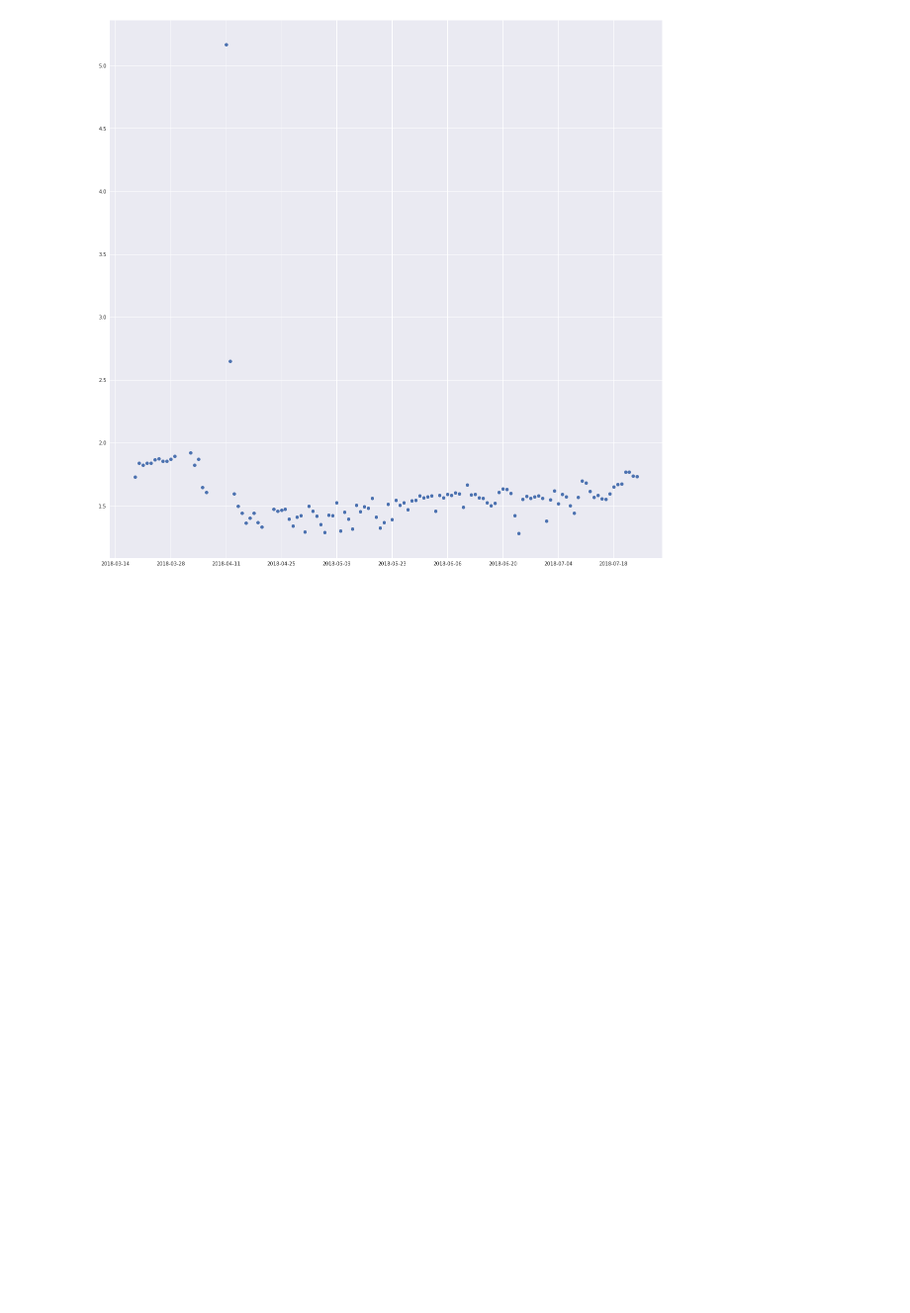
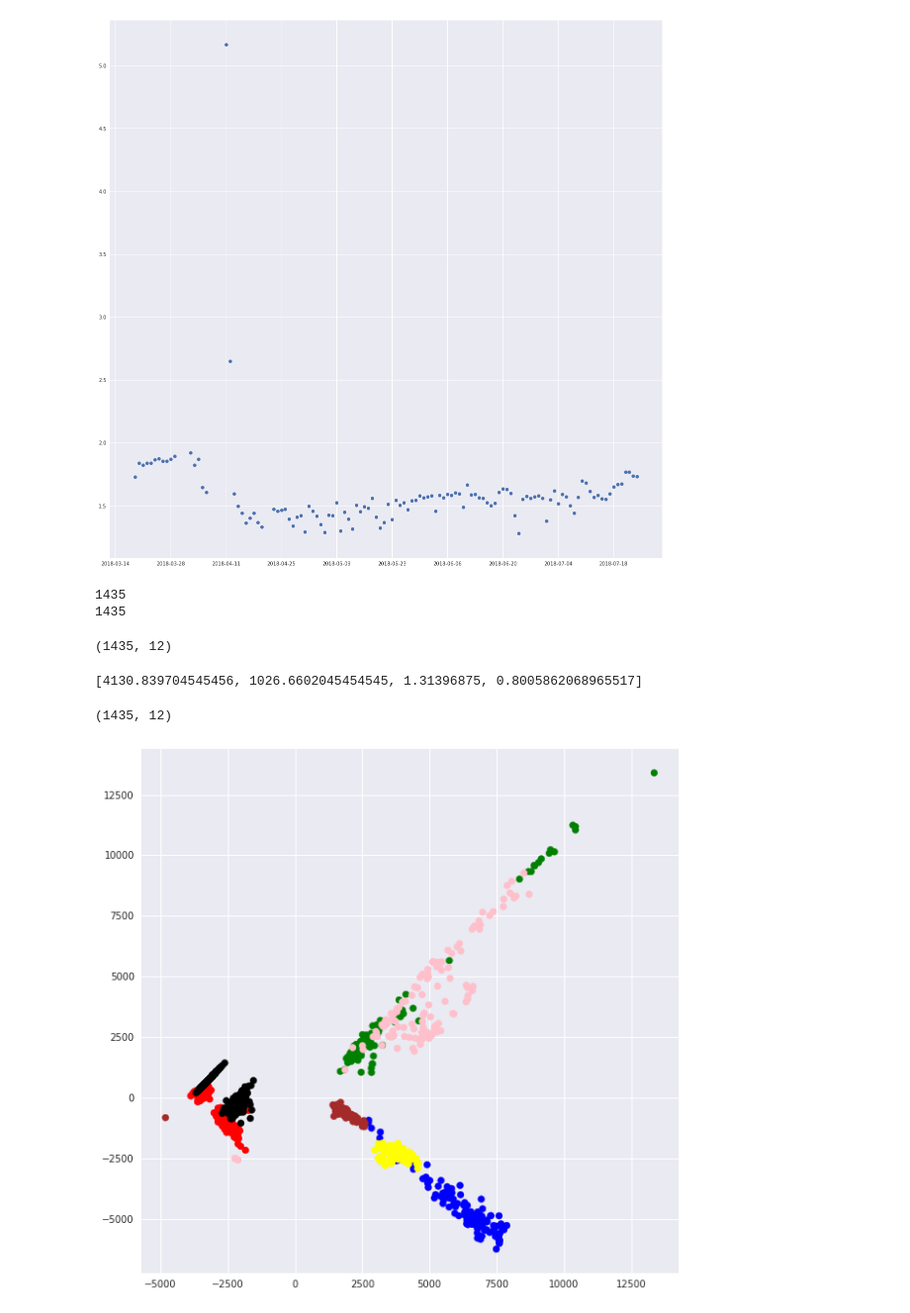
Before and after one commit to radpet/team3, a Jupyter notebook: radpet/INIT EDA.ipynb, the cells around one changed output. Shown: that part at 99% size. Saved outputs shown, nothing was run; the diff lists cells and outputs as text; code cells hidden in the pictures; blank space fills up the shorter version.

Commit message:
some plotting

```diff
--- a/radpet/INIT EDA.ipynb
+++ b/radpet/INIT EDA.ipynb
@@ -82,0 +122,38 @@ plot_time(data=drive_gear_3, mean=True)
+# %%
+color_map = {
+    1: 'red',
+    2: 'blue',
+    3: 'green',
+    4: 'yellow',
+    5: 'pink',
+    6: 'brown',
+    7: 'black'
+}
+# %%
+rbgs_f = []
+rbgs_col = []
+for i,m in enumerate([get_features(machine) for machine in machines]):
+    rbgs_f +=m
+
+    rbgs_col+= [i for _ in range(len(m))]
+
+print(len(rbgs_f))
+print(len(rbgs_col))
+# %% [output]
+1435
+1435
+# %%
+rbgs_fn = np.zeros((len(rbgs_f), len(rbgs_f[0])))
+rbgs_fn.shape
+# %% [output]
+(1435, 12)
+# %%
+for i,f in enumerate(rbgs_f):
+    if len(f) != 12:
+        print(f)
+    else:
+        rbgs_fn[i,] = f
+rbgs_fn.shape
+# %% [output]
+[4130.839704545456, 1026.6602045454545, 1.31396875, 0.8005862068965517]
+(1435, 12)
@@ -82,0 +163,12 @@ plot_time(data=drive_gear_3, mean=True)
+# %%
+reduced_rbg2 = PCA(n_components=2).fit_transform(rbgs_fn)
+# reduced_rbg2 = TSNE(n_components=2, random_state=12345).fit_transform(rbgs_fn)
+plt.figure(figsize=(10,10,))
+# colors = ['red' for _ in range(rbg2_len)] + ['green' for _ in range(rbg3_len)]
+# print(len(colors))
+# colors = ['red' if l else 'green' for l in clust]
+colors = list(map(lambda c: color_map[c+1], rbgs_col))
+plt.scatter(reduced_rbg2[:, 0], reduced_rbg2[:, 1],color=colors)
+plt.show()
+# %% [output]
+[figure, added]
```
Also changed, not shown: parts of 9 cells of this notebook, 1 other file.
